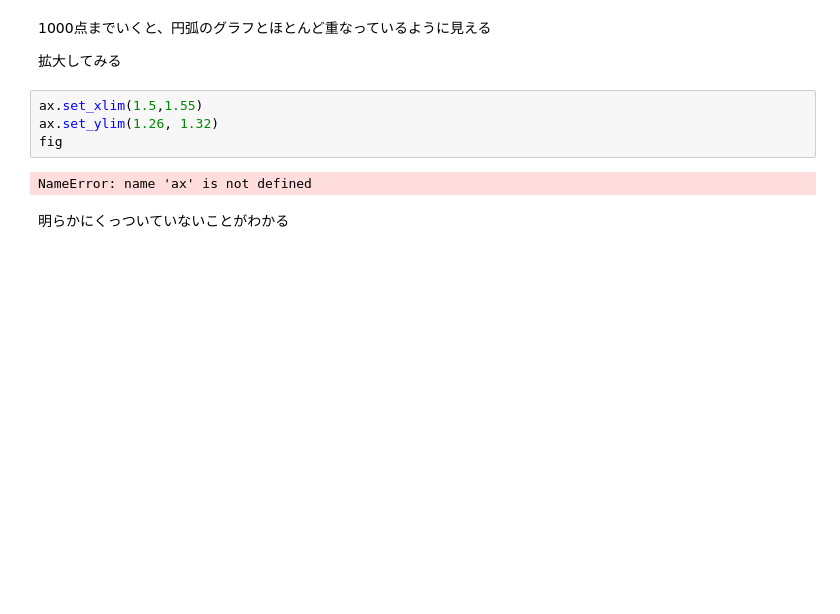
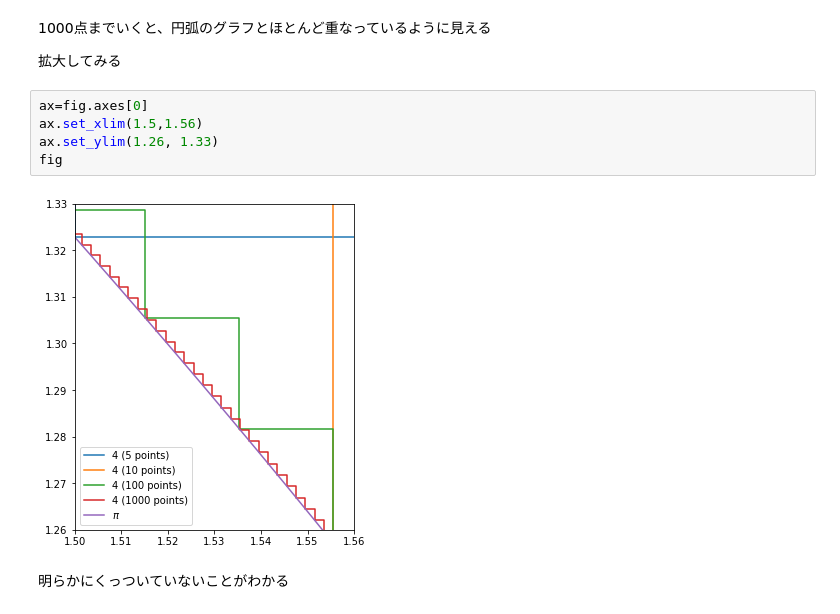
Before and after one commit to ryskchy/notebooks, a Jupyter notebook: mathematics/pi_not_equals_4.ipynb, the cells around one changed output. Drawn from its saved outputs; the diff is of its cells as text; blank space fills up the shorter version.

Commit message:
fix error

```diff
--- a/mathematics/pi_not_equals_4.ipynb
+++ b/mathematics/pi_not_equals_4.ipynb
@@ -79,11 +79,12 @@ plt.legend()
 
 拡大してみる
 # %%
-ax.set_xlim(1.5,1.55)
-ax.set_ylim(1.26, 1.32)
+ax=fig.axes[0]
+ax.set_xlim(1.5,1.56)
+ax.set_ylim(1.26, 1.33)
 fig
 # %% [output]
-NameError: name 'ax' is not defined
+[figure, added]
 # %% [markdown]
 明らかにくっついていないことがわかる
 # %% [markdown]
```
Also changed, not shown: parts of 4 cells of this notebook.
